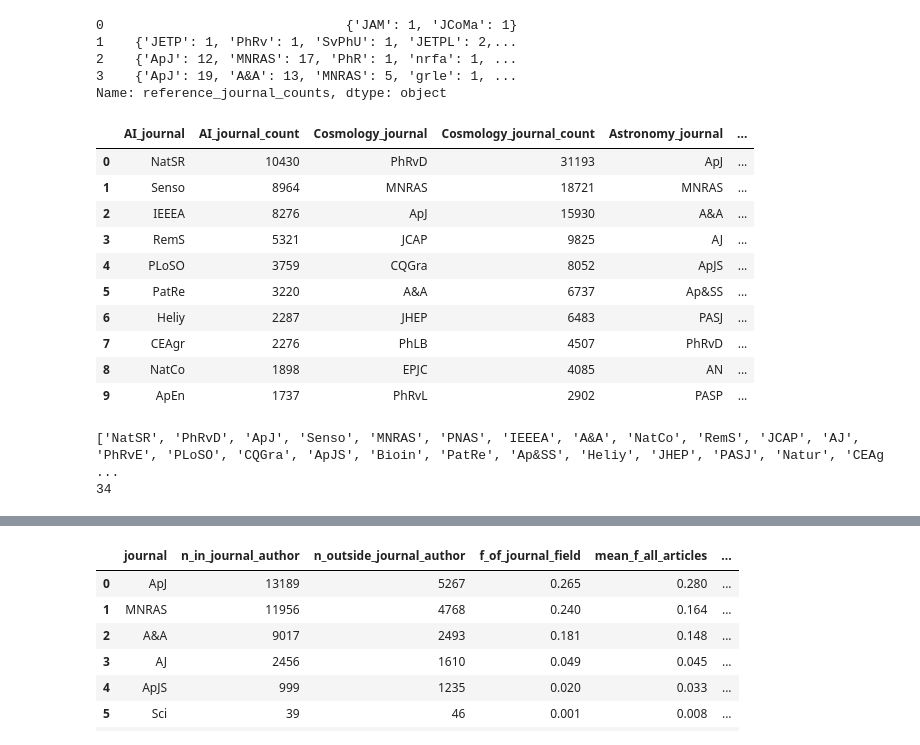
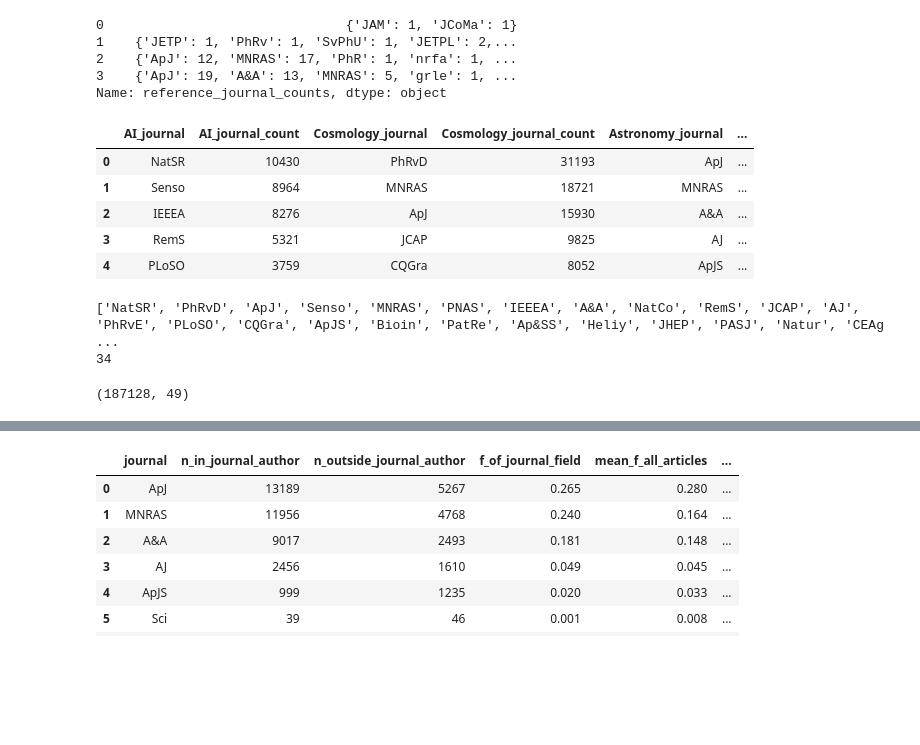
Before and after one commit to vadibekyan/ads_stats, a Jupyter notebook: ads_data_references_github.ipynb, the cells around one changed output, grey strips where cells are left out. Cells and saved outputs as stored; diff of their text form; code cells hidden in the pictures; blank space fills up the shorter version.

```diff
--- a/ads_data_references_github.ipynb
+++ b/ads_data_references_github.ipynb
@@ -48,39 +50,34 @@ def get_top_journals_by_keyword_contains(df, keyword_list, keyword_col='grouped_
     for keyword in keyword_list:
         # Case-insensitive substring matching
         mask = df[keyword_col].str.contains(keyword, case=False, na=False)
         filtered = df[mask]
 
         top_journals = filtered[journal_col].value_counts().head(top_n)
 
         temp_df = pd.DataFrame({
             f"{keyword}_journal": top_journals.index,
             f"{keyword}_journal_count": top_journals.values
         })
 
         temp_df.reset_index(drop=True, inplace=True)
         result_df = pd.concat([result_df, temp_df], axis=1)
 
     return result_df
 # Define your keyword patterns to look for (case-insensitive)
 keywords_to_search = all_data_ref['grouped_keywords'].unique().tolist()
 #keywords_to_search = ['exoplanet', 'star', 'AGN', 'Galaxy', 'Astrobiology', 'Asteroseismology']
 
 top10_table = get_top_journals_by_keyword_contains(all_data_ref, keyword_col = 'grouped_keywords', keyword_list=keywords_to_search, top_n=10)
 top_journals = get_top_journals_by_keyword_contains(all_data_ref, keyword_col = 'grouped_keywords', keyword_list=keywords_to_search, top_n=5)
 
-top10_table.head(10)
+top10_table.head(5)
 # %% [output]
 |  | AI_journal | AI_journal_count | Cosmology_journal | Cosmology_journal_count | Astronomy_journal | ... |
 | 0 | NatSR | 10430 | PhRvD | 31193 | ApJ | ... |
 | 1 | Senso | 8964 | MNRAS | 18721 | MNRAS | ... |
 | 2 | IEEEA | 8276 | ApJ | 15930 | A&A | ... |
 | 3 | RemS | 5321 | JCAP | 9825 | AJ | ... |
 | 4 | PLoSO | 3759 | CQGra | 8052 | ApJS | ... |
-| 5 | PatRe | 3220 | A&A | 6737 | Ap&SS | ... |
-| 6 | Heliy | 2287 | JHEP | 6483 | PASJ | ... |
-| 7 | CEAgr | 2276 | PhLB | 4507 | PhRvD | ... |
-| 8 | NatCo | 1898 | EPJC | 4085 | AN | ... |
-| 9 | ApEn | 1737 | PhRvL | 2902 | PASP | ... |
 # %%
 # Filter only the columns that contain journal names (not counts)
 journal_columns = [col for col in top10_table.columns if col.endswith('_journal')]
@@ -130,6 +127,10 @@ all_data_ref = add_reference_journal_columns(
     ref_col='reference_journal_counts',
     journal_list=unique_top_journals_plus_sci
 )
+# %%
+all_data_ref[all_data_ref['grouped_keywords'] == 'Astronomy'].shape
+# %% [output]
+(187128, 49)
 # %%
 all_data_ref.head(4)
 # %% [output]
```
Also changed, not shown: parts of 2 cells of this notebook, 13 other files.
